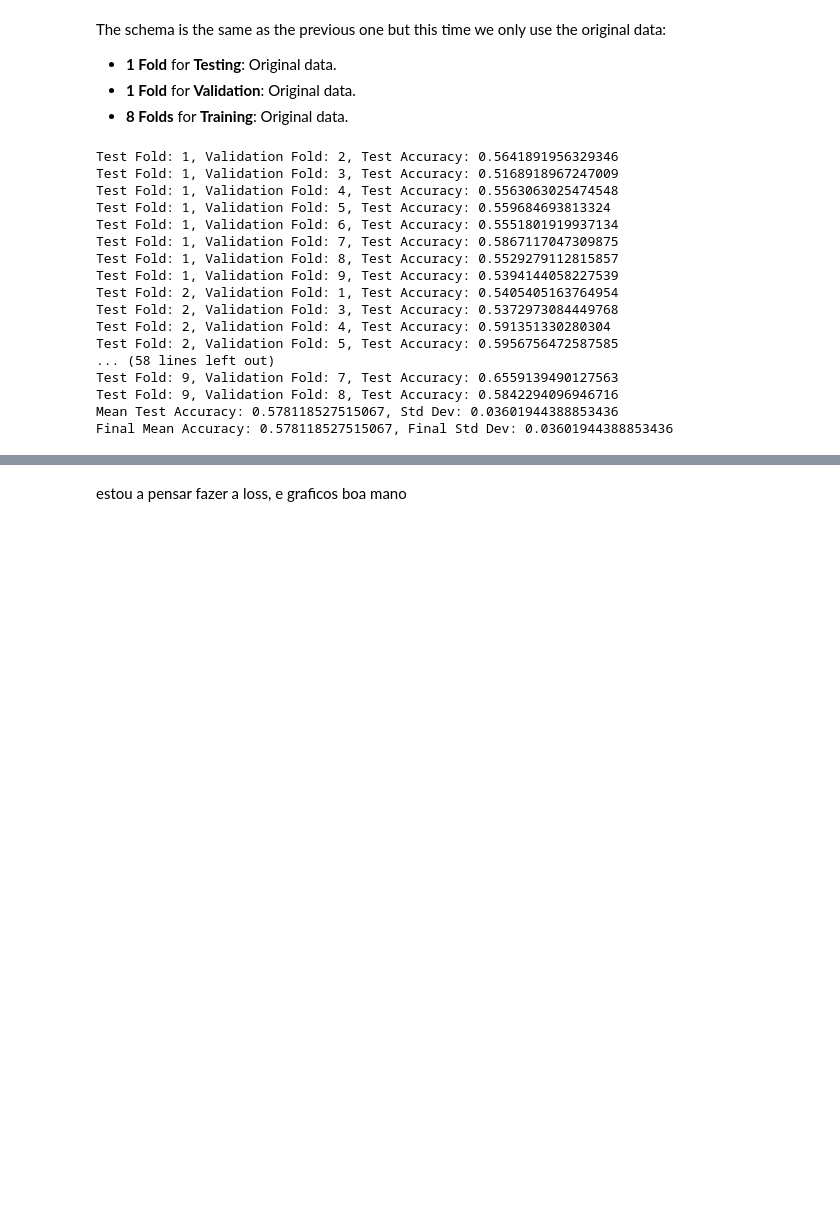
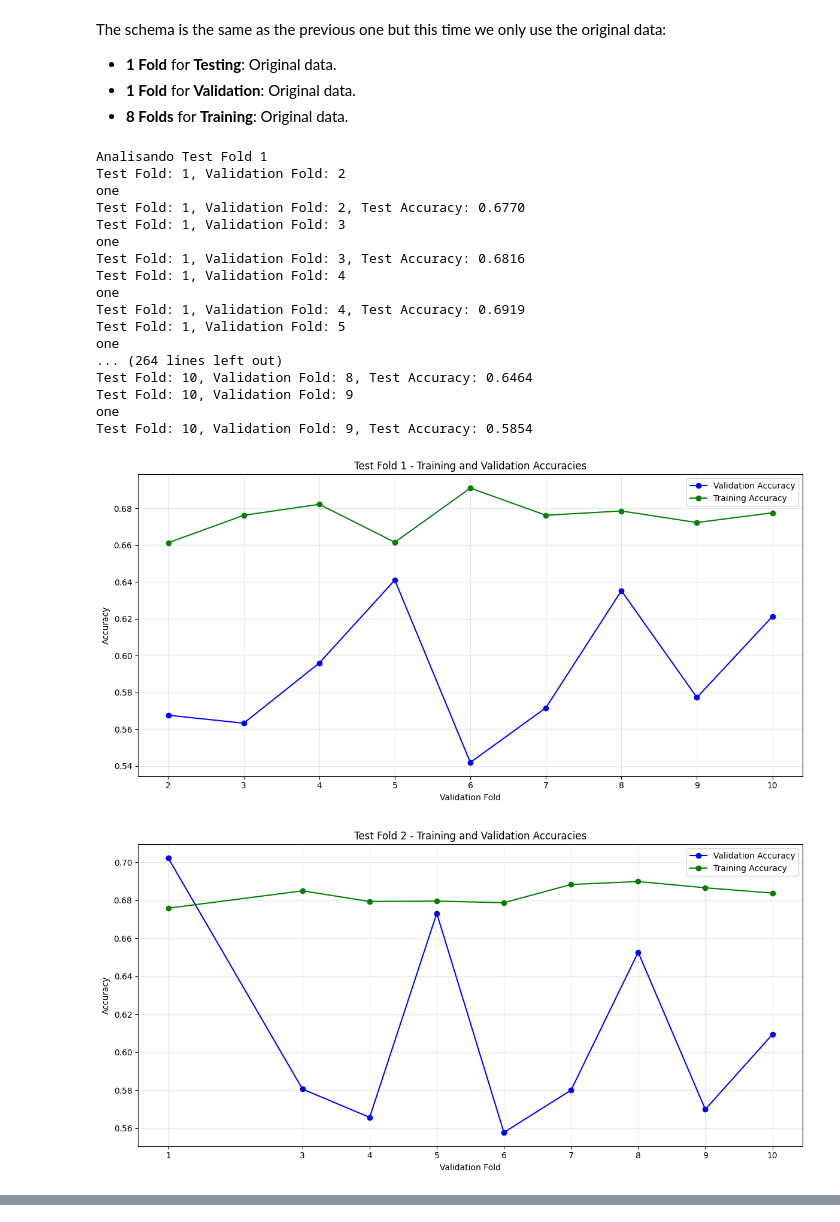
Before and after one commit to Alejandro-131004/AC-II, a Jupyter notebook: MLP.ipynb, the cells around one changed output, grey strips where cells are left out. Cells and saved outputs as stored; diff of their text form; code cells hidden in the pictures; blank space fills up the shorter version.

Commit message:
gráficos quase prontos ig

```diff
--- a/MLP.ipynb
+++ b/MLP.ipynb
@@ -152,7 +153,7 @@ def train_evaluate_model(config, X_train, y_train, X_val, y_val):
         verbose=0
     )
 
-    return max(history.history['val_accuracy'])
+    return history.history
 
 
 # Cross-validation, just one iteration (1 fold)
@@ -439,25 +612,27 @@ The schema is the same as the previous one but this time we only use the origina
    - **1 Fold** for **Validation**: Original data.
    - **8 Folds** for **Training**: Original data.
 # %%
+# Função principal para rodar a validação cruzada e plotar os gráficos para cada fold de teste
 files = [f'datasets/urbansounds_features_fold{i}.csv' for i in range(1, 11)]
 
-mean_accuracy, std_accuracy = cross_validate_with_test(files, files, best_config)
-print(f"Final Mean Accuracy: {mean_accuracy}, Final Std Dev: {std_accuracy}")
+cross_validate_with_test_and_plot(files, files, best_config)
 # %% [output]
-Test Fold: 1, Validation Fold: 2, Test Accuracy: 0.5641891956329346
-Test Fold: 1, Validation Fold: 3, Test Accuracy: 0.5168918967247009
-Test Fold: 1, Validation Fold: 4, Test Accuracy: 0.5563063025474548
-Test Fold: 1, Validation Fold: 5, Test Accuracy: 0.559684693813324
-Test Fold: 1, Validation Fold: 6, Test Accuracy: 0.5551801919937134
-Test Fold: 1, Validation Fold: 7, Test Accuracy: 0.5867117047309875
-Test Fold: 1, Validation Fold: 8, Test Accuracy: 0.5529279112815857
-Test Fold: 1, Validation Fold: 9, Test Accuracy: 0.5394144058227539
-Test Fold: 2, Validation Fold: 1, Test Accuracy: 0.5405405163764954
-Test Fold: 2, Validation Fold: 3, Test Accuracy: 0.5372973084449768
-Test Fold: 2, Validation Fold: 4, Test Accuracy: 0.591351330280304
-Test Fold: 2, Validation Fold: 5, Test Accuracy: 0.5956756472587585
-... (58 lines left out)
-Test Fold: 9, Validation Fold: 7, Test Accuracy: 0.6559139490127563
-Test Fold: 9, Validation Fold: 8, Test Accuracy: 0.5842294096946716
-Mean Test Accuracy: 0.578118527515067, Std Dev: 0.03601944388853436
-Final Mean Accuracy: 0.578118527515067, Final Std Dev: 0.03601944388853436
+Analisando Test Fold 1
+Test Fold: 1, Validation Fold: 2
+one
+Test Fold: 1, Validation Fold: 2, Test Accuracy: 0.6770
+Test Fold: 1, Validation Fold: 3
+one
+Test Fold: 1, Validation Fold: 3, Test Accuracy: 0.6816
+Test Fold: 1, Validation Fold: 4
+one
+Test Fold: 1, Validation Fold: 4, Test Accuracy: 0.6919
+Test Fold: 1, Validation Fold: 5
+one
+... (264 lines left out)
+Test Fold: 10, Validation Fold: 8, Test Accuracy: 0.6464
+Test Fold: 10, Validation Fold: 9
+one
+Test Fold: 10, Validation Fold: 9, Test Accuracy: 0.5854
+[figure, added]
+[figure, added]
@@ -464,3 +646,0 @@ Final Mean Accuracy: 0.578118527515067, Final Std Dev: 0.03601944388853436
-# %% [markdown]
-estou a pensar fazer a loss, e graficos
-boa mano
```
Also changed, not shown: parts of 7 cells of this notebook, 1 other file.
